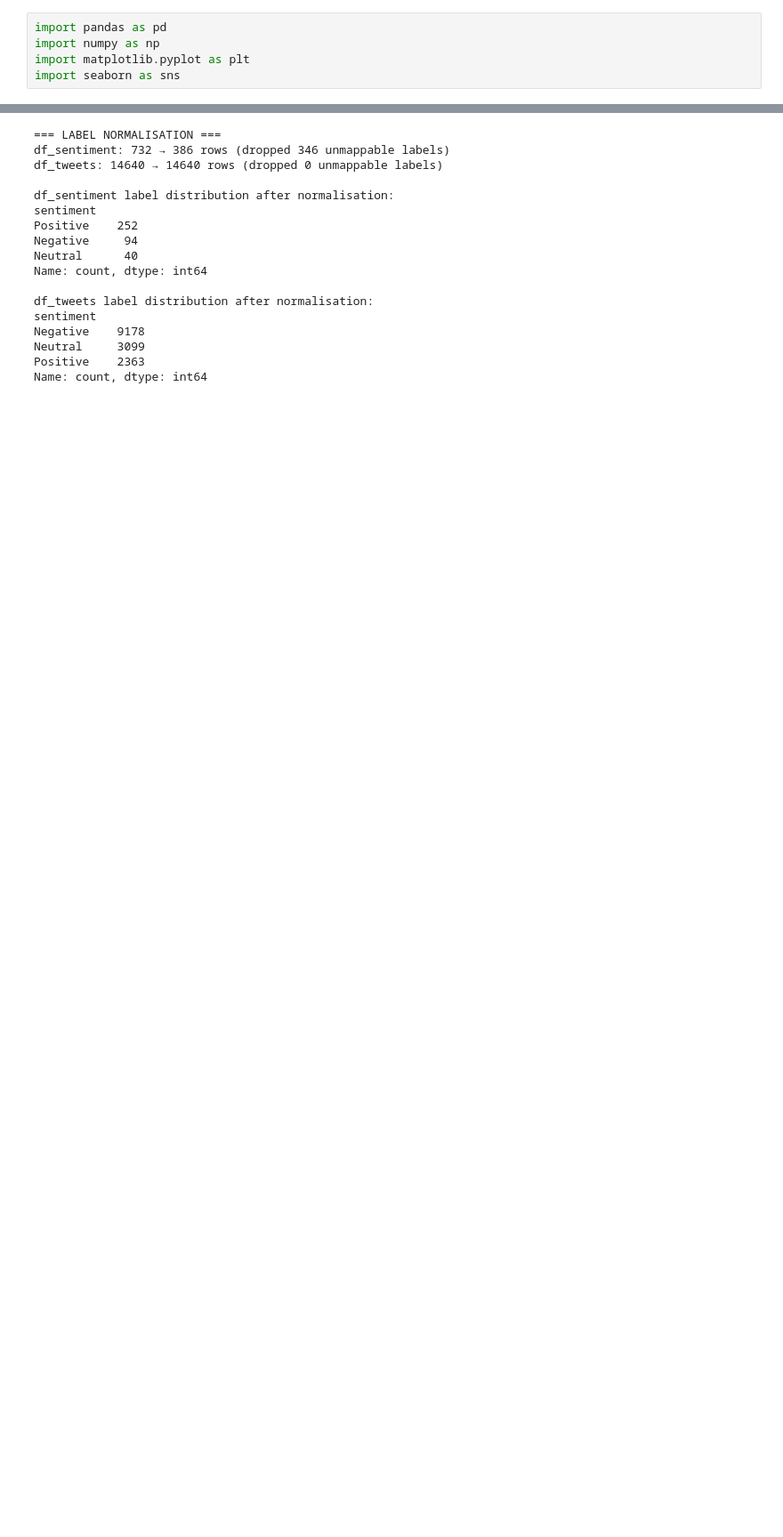
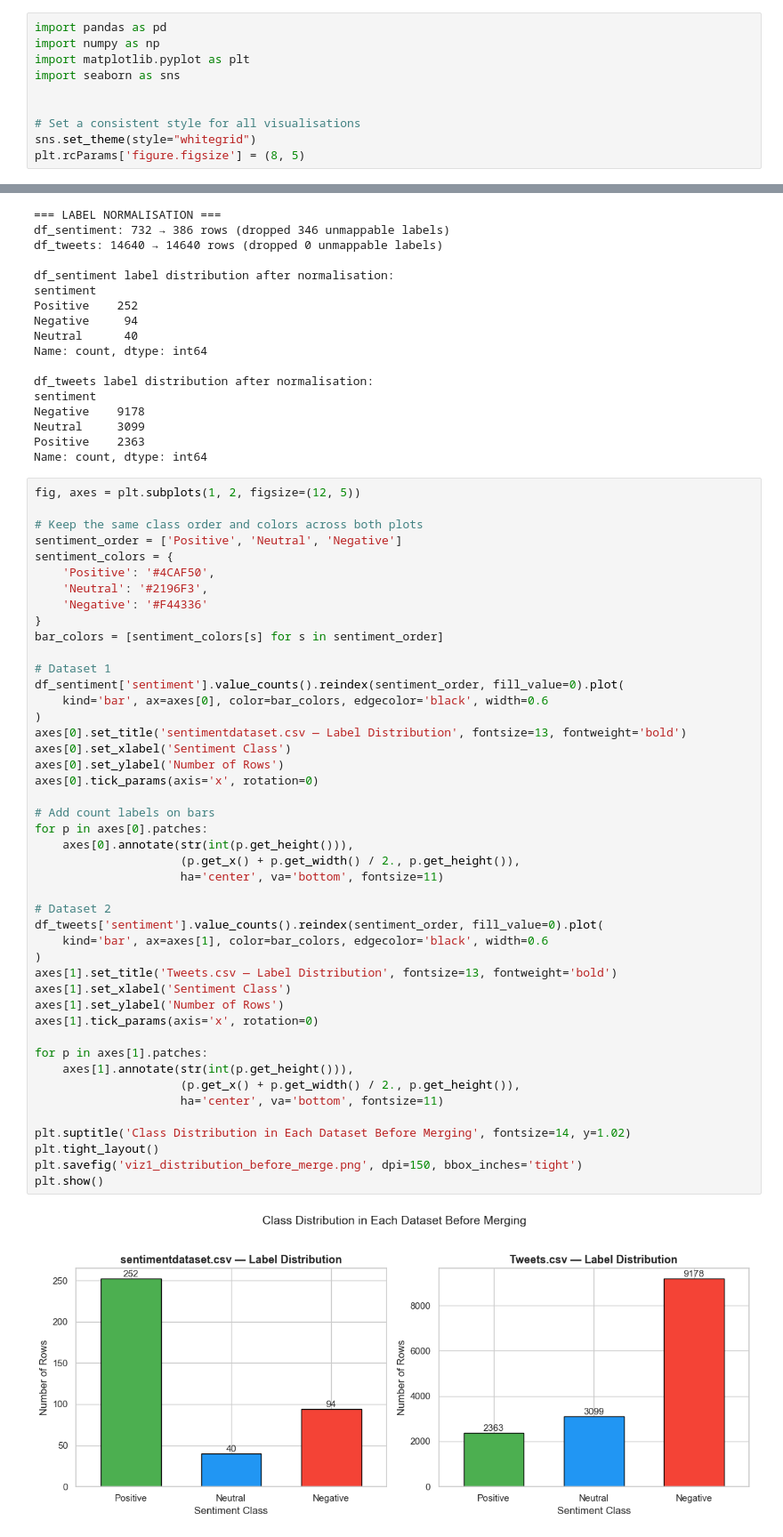
Before and after one commit to Tagoole/Sentiment-Analysis-Project-with-Domain-Shift---GROUP-K, a Jupyter notebook: notebooks/data_cleaning.ipynb, the cells around one changed output, grey strips where cells are left out. Shown at 89% size. Drawn from its saved outputs; the diff is of its cells as text; blank space fills up the shorter version.

```diff
--- a/notebooks/data_cleaning.ipynb
+++ b/notebooks/data_cleaning.ipynb
@@ -3,6 +3,11 @@ import pandas as pd
 import numpy as np
 import matplotlib.pyplot as plt
 import seaborn as sns
+
+
+# Set a consistent style for all visualisations
+sns.set_theme(style="whitegrid")
+plt.rcParams['figure.figsize'] = (8, 5)
 # %%
 # Loading the datasets
 df_sentiment = pd.read_csv('../data/raw/sentimentdataset.csv')
@@ -144,3 +149,50 @@ Negative    9178
 Neutral     3099
 Positive    2363
 Name: count, dtype: int64
+# %%
+fig, axes = plt.subplots(1, 2, figsize=(12, 5))
+
+# Keep the same class order and colors across both plots
+sentiment_order = ['Positive', 'Neutral', 'Negative']
+sentiment_colors = {
+    'Positive': '#4CAF50',
+    'Neutral': '#2196F3',
+    'Negative': '#F44336'
+}
+bar_colors = [sentiment_colors[s] for s in sentiment_order]
+
+# Dataset 1
+df_sentiment['sentiment'].value_counts().reindex(sentiment_order, fill_value=0).plot(
+    kind='bar', ax=axes[0], color=bar_colors, edgecolor='black', width=0.6
+)
+axes[0].set_title('sentimentdataset.csv — Label Distribution', fontsize=13, fontweight='bold')
+axes[0].set_xlabel('Sentiment Class')
+axes[0].set_ylabel('Number of Rows')
+axes[0].tick_params(axis='x', rotation=0)
+
+# Add count labels on bars
+for p in axes[0].patches:
+    axes[0].annotate(str(int(p.get_height())),
+                     (p.get_x() + p.get_width() / 2., p.get_height()),
+                     ha='center', va='bottom', fontsize=11)
+
+# Dataset 2
+df_tweets['sentiment'].value_counts().reindex(sentiment_order, fill_value=0).plot(
+    kind='bar', ax=axes[1], color=bar_colors, edgecolor='black', width=0.6
+)
+axes[1].set_title('Tweets.csv — Label Distribution', fontsize=13, fontweight='bold')
+axes[1].set_xlabel('Sentiment Class')
+axes[1].set_ylabel('Number of Rows')
+axes[1].tick_params(axis='x', rotation=0)
+
+for p in axes[1].patches:
+    axes[1].annotate(str(int(p.get_height())),
+                     (p.get_x() + p.get_width() / 2., p.get_height()),
+                     ha='center', va='bottom', fontsize=11)
+
+plt.suptitle('Class Distribution in Each Dataset Before Merging', fontsize=14, y=1.02)
+plt.tight_layout()
+plt.savefig('viz1_distribution_before_merge.png', dpi=150, bbox_inches='tight')
+plt.show()
+# %% [output]
+[figure, added]
```
Also changed, not shown: parts of 3 cells of this notebook, 1 other file.
